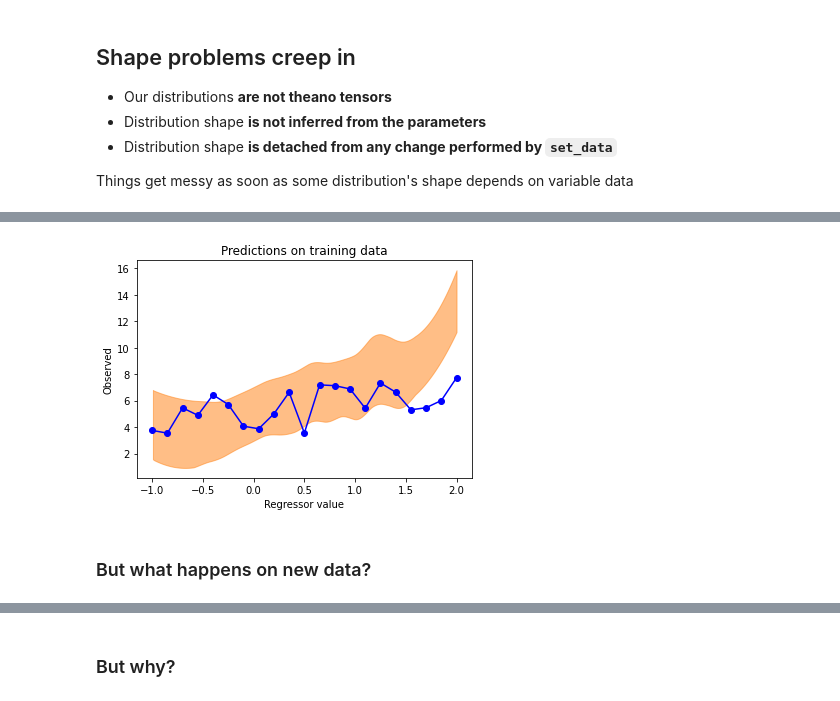
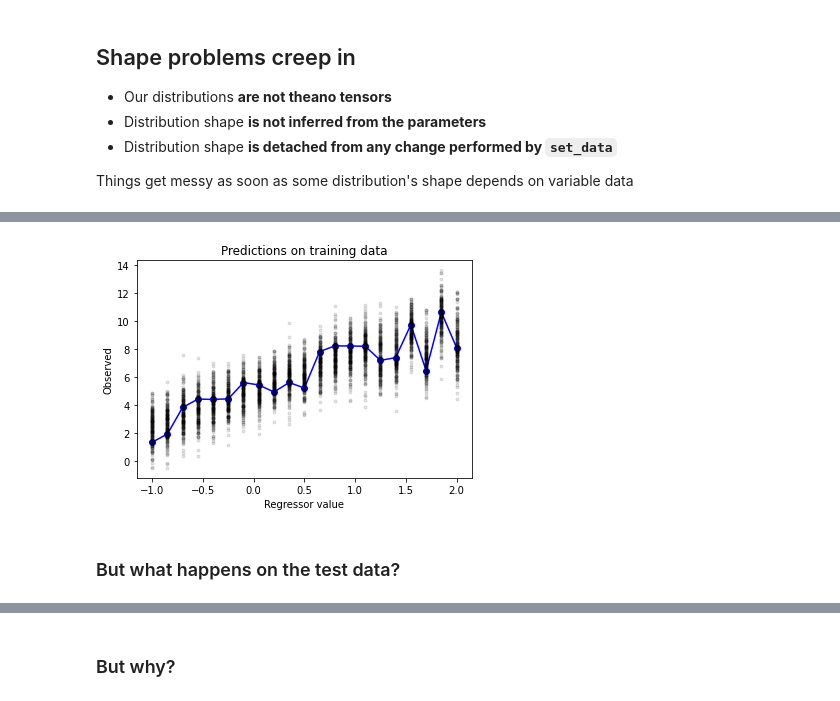
Before and after one commit to lucianopaz/pymcon, a Jupyter notebook: source/Presentation.ipynb, the cells around one changed output, grey strips where cells are left out. Saved outputs shown, nothing was run; the diff lists cells and outputs as text; code cells hidden in the pictures.

```diff
--- a/source/Presentation.ipynb
+++ b/source/Presentation.ipynb
@@ -147,3 +164,6 @@ component_probability/= np.sum(component_probability)
+# %%
+component_probability = np.array([0.3, 0.7])
+n_components = len(component_probability)
 # %%
 true_slopes = np.arange(n_components) * 2 + 1
 true_intercept = 5
@@ -172,13 +194,15 @@ y_test2 = (
 with pm.Model(coords=coords2) as latent_label_model:
     regressor = pm.Data("x", x_train2, dims="obs_ind")
     label = pm.Categorical("label", p=component_probability, dims="obs_ind")
-    slope = pm.Normal("slope", 0, 10, dims="component")
+    slope = pm.Normal(
+        "slope",
+        0,
+        10,
+        dims="component",
+        transform=pm.transforms.Ordered(),
+        testval=np.arange(len(coords2["component"])),
+    )
     intercept = pm.Normal("intercept", 0, 10)
     mu = slope[label] * regressor + intercept
     output = pm.Data("y", y_train2)
     observed = pm.Normal("observed", mu=mu, sigma=1, observed=output, dims="obs_ind")
-
-    prior = pm.sample_prior_predictive()
-    trace = pm.sample(tune=3000)
-    ppc = pm.fast_sample_posterior_predictive(trace)
-    latent_label_idata = az.from_pymc3(trace=trace, prior=prior, posterior_predictive=ppc)
@@ -191,0 +209,6 @@ Sampling 2 chains for 3_000 tune and 1_000 draw iterations (6_000 + 2_000 draws
+# %%
+with latent_label_model:
+    prior = pm.sample_prior_predictive()
+    trace = pm.sample(tune=3000, random_seed=RANDOM_SEED)
+    ppc = pm.fast_sample_posterior_predictive(trace)
+    latent_label_idata = az.from_pymc3(trace=trace, prior=prior, posterior_predictive=ppc)
@@ -195,20 +231,15 @@ pm.model_to_graphviz(latent_label_model)
 [drawing not drawn]
 # %%
 fig, ax = plt.subplots(1, 1)
-ax.plot(x_train1, y_train1, "-ob")
-az.plot_hdi(
-    x_train1,
-    latent_label_idata.posterior_predictive["observed"],
-    ax=ax,
-    hdi_prob=0.95,
-)
+ax.plot(x_train2, y_train2, "-ob")
+ax.plot(x_train2, ppc["observed"][::10].T, ".k", alpha=0.1)
 ax.set_xlabel("Regressor value")
 ax.set_ylabel("Observed")
 ax.set_title("Predictions on training data");
 # %% [output]
-[figure, old version]
+[figure, new version]
 # %% [markdown]
-### But what happens on new data?
+### But what happens on the test data?
 # %%
 with latent_label_model:
     pm.set_data(
```
Also changed, not shown: parts of 56 cells of this notebook.
